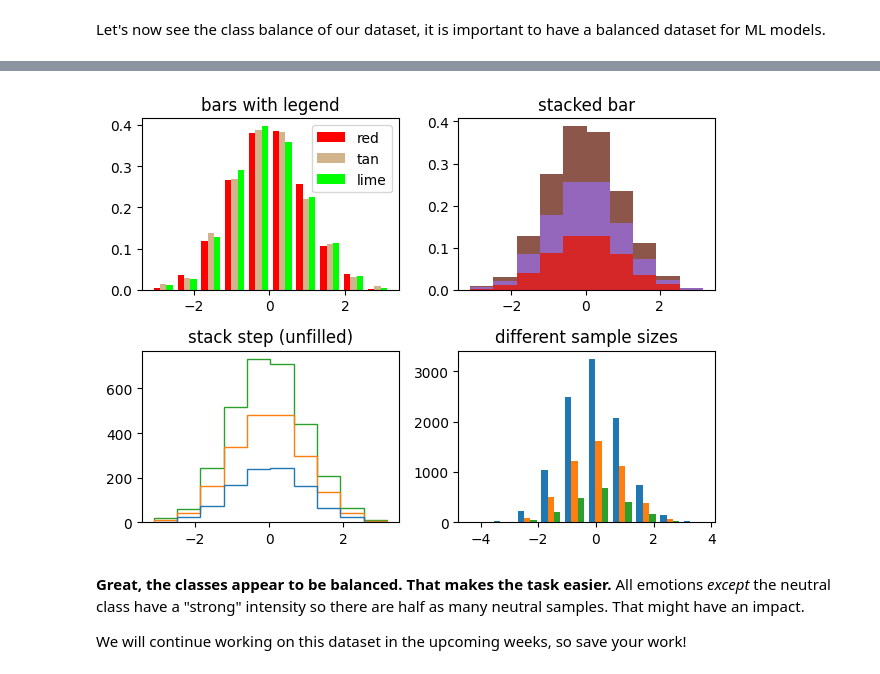
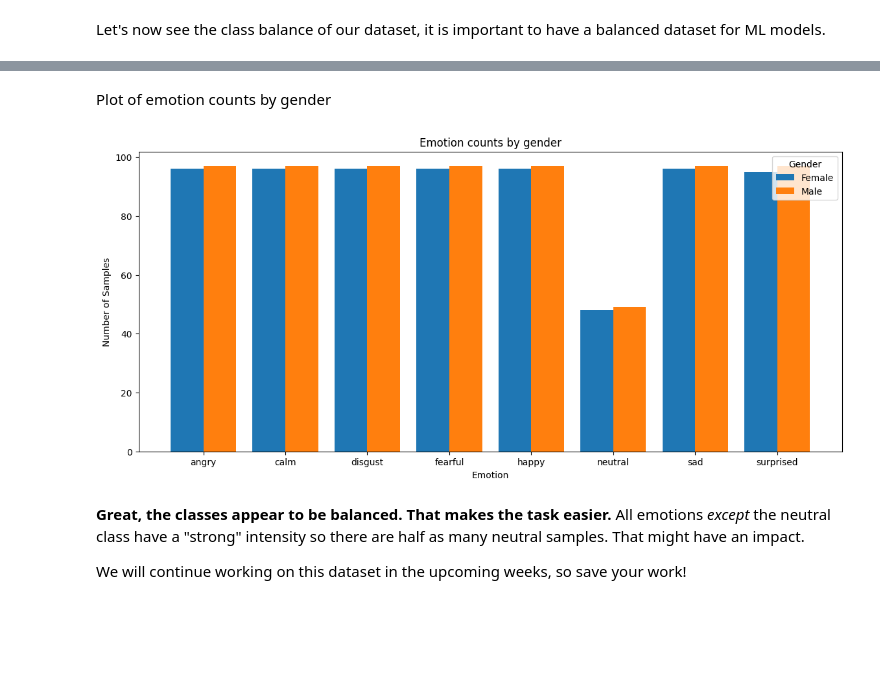
Before and after one commit to ricky319ufo/Week2-DataPreprocessing, a Jupyter notebook: Week 2.ipynb, the cells around one changed output, grey strips where cells are left out. Saved outputs shown, nothing was run; the diff lists cells and outputs as text; code cells hidden in the pictures; blank space fills up the shorter version.

```diff
--- a/Week 2.ipynb
+++ b/Week 2.ipynb
@@ -763,14 +772,0 @@ plt.show()
-# %%
-# plot emotions
-plt.figure(figsize=(35,4))
-plt.subplot(1,3,1)
-#np.unique returns ordered list of unique elements and count of each element
-emotion_list, count = np.unique(emotions, return_counts=True)
-gender = np.unique(genders)
-plt.hist(x, n_bins, density=True, histtype='bar', color=colors, label=colors)
-plt.bar(x=range(8), height=count)
-plt.xticks(ticks=range(8), labels = [emotion for emotion in emotion_list],fontsize=10)
-plt.xlabel('Emotion')
-plt.tick_params(labelsize=16)
-plt.ylabel('Number of Samples')
-plt.show()
@@ -779,37 +773,29 @@ plt.show()
-# %%
-import numpy as np
-import matplotlib.pyplot as plt
-
-np.random.seed(0)
-
-n_bins = 10
-x = np.random.randn(1000, 3)
-
-fig, axes = plt.subplots(nrows=2, ncols=2)
-ax0, ax1, ax2, ax3 = axes.flatten()
-
-colors = ['red', 'tan', 'lime']
-ax0.hist(x, n_bins, density=True, histtype='bar', color=colors, label=colors)
-...
-ax1.hist(x, n_bins, density=True, histtype='bar', stacked=True)
-ax0.legend(prop={'size': 10})
-ax0.set_title('bars with legend')
-
-ax1.hist(x, n_bins, density=True, histtype='bar', stacked=True)
-ax1.set_title('stacked bar')
-
-ax2.hist(x, n_bins, histtype='step', stacked=True, fill=False)
-ax2.set_title('stack step (unfilled)')
-
-# Make a multiple-histogram of data-sets with different length.
-x_multi = [np.random.randn(n) for n in [10000, 5000, 2000]]
-ax3.hist(x_multi, n_bins, histtype='bar')
-ax3.set_title('different sample sizes')
-
-fig.tight_layout()
-plt.show()
-# %% [output]
-[figure, removed]
+# %% [markdown]
+Plot of emotion counts by gender
+# %%
+plt.figure(figsize=(14,6))
+emotion_list = np.unique(emotions)
+gender_list = np.unique(genders)
+
+counts_by_gender = {
+    gender: np.array([np.sum((emotions == emotion) & (genders == gender)) for emotion in emotion_list])
+    for gender in gender_list
+}
+
+x = np.arange(len(emotion_list))
+bar_width = 0.4
+
+for i, gender in enumerate(gender_list):
+    plt.bar(x + i * bar_width, counts_by_gender[gender], width=bar_width, label=gender.capitalize())
+
+plt.xticks(ticks=x + bar_width * (len(gender_list) - 1) / 2, labels=emotion_list)
+plt.xlabel('Emotion')
+plt.ylabel('Number of Samples')
+plt.title('Emotion counts by gender')
+plt.legend(title='Gender')
+plt.show()
+# %% [output]
+[figure, added]
 # %% [markdown]
 **Great, the classes appear to be balanced. That makes the task easier.** All emotions _except_ the neutral class have a "strong" intensity so there are half as many neutral samples. That might have an impact.
 
```
Also changed, not shown: parts of 8 cells of this notebook.
